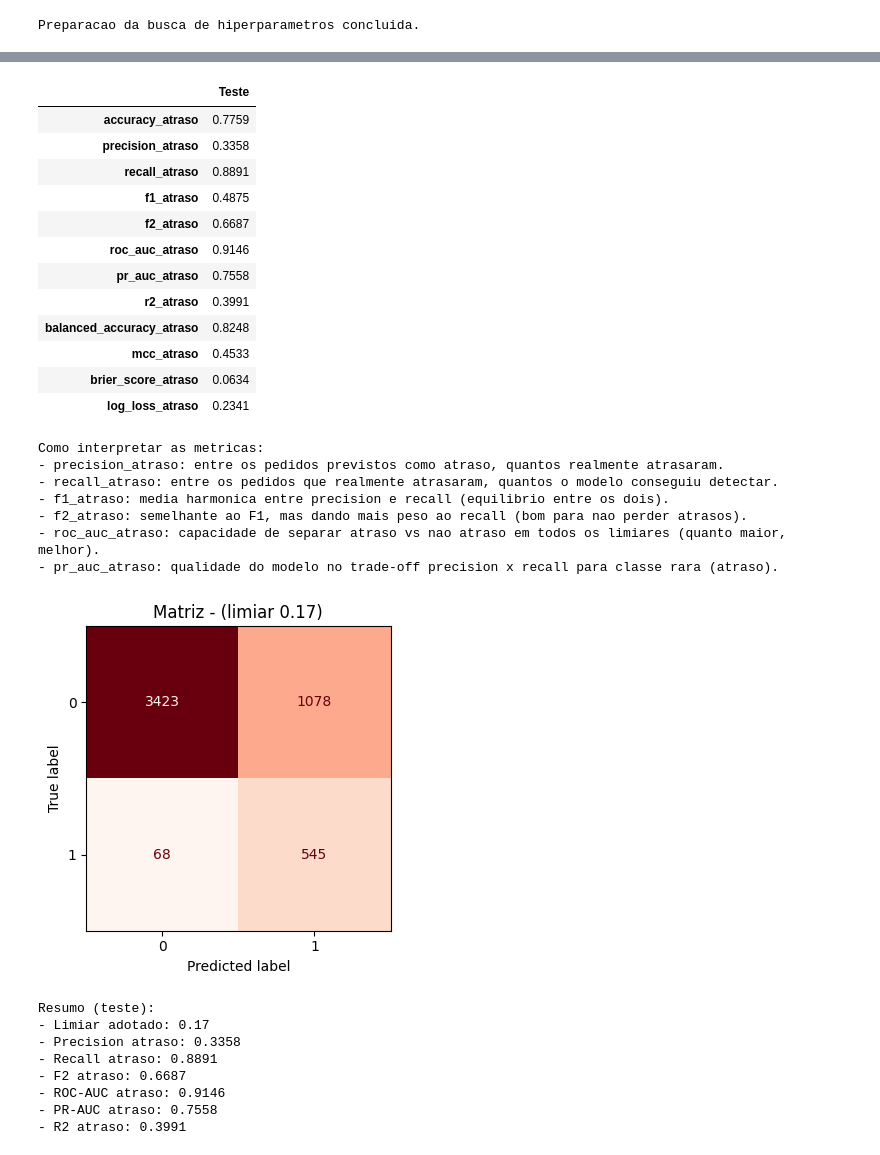
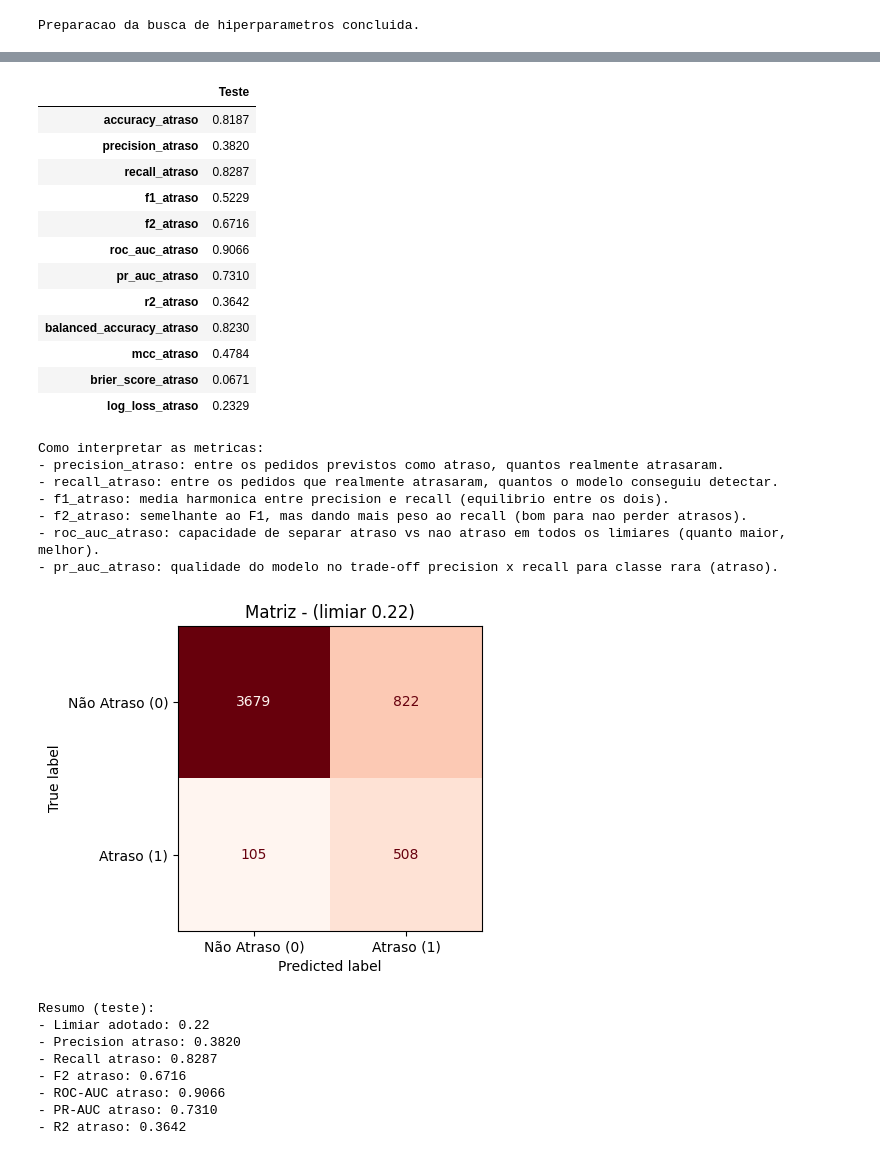
Before and after one commit to Last-Mile-Optimization/backend, a Jupyter notebook: modelo/split-temporal/XGBoost_temporal_split.ipynb, the cells around one changed output, grey strips where cells are left out. Cells and saved outputs as stored; diff of their text form; code cells hidden in the pictures.

```diff
--- a/modelo/split-temporal/XGBoost_temporal_split.ipynb
+++ b/modelo/split-temporal/XGBoost_temporal_split.ipynb
@@ -257,10 +294,10 @@ print("Preparacao da busca de hiperparametros concluida.")
 Preparacao da busca de hiperparametros concluida.
 # %%
 # Celula 4: busca de hiperparametros com Optuna + validacao cruzada.
-# Criterio de selecao: maior PR-AUC. Limiar escolhido pelo F2 com desempate por recall e precision.
+# Criterio de selecao: maior PR-AUC. Limiar escolhido pelo F1 com desempate por recall e precision.
 optuna_db_path = Path("optuna_xgb_temporal.db").resolve()
 study_storage = f"sqlite:///{optuna_db_path.as_posix()}"
-study_name = "xgb_temporal_split"
+study_name = "xgb_temporal_lastmile_v10"
 
 def objective(trial):
     params = {
@@ -319,7 +356,7 @@ def objective(trial):
 
     # Para cada conjunto de parametros, busca o melhor limiar de decisao.
     best_thr_i = 0.50
-    best_f2_i = -1.0
+    best_f1_i = -1.0
     best_recall_i = -1.0
     best_precision_i = -1.0
 
@@ -327,23 +364,23 @@ def objective(trial):
         pred_atraso = (oof_proba_atraso >= thr).astype(int)
         precision_i = precision_score(y_train_atraso, pred_atraso, zero_division=0)
         recall_i = recall_score(y_train_atraso, pred_atraso, zero_division=0)
-        f2_i = fbeta_score(y_train_atraso, pred_atraso, beta=1, zero_division=0)
+        f1_i = f1_score(y_train_atraso, pred_atraso, zero_division=0)
 
-        if (f2_i > best_f2_i) or (np.isclose(f2_i, best_f2_i) and recall_i > best_recall_i) or (
-            np.isclose(f2_i, best_f2_i) and np.isclose(recall_i, best_recall_i) and precision_i > best_precision_i
+        if (f1_i > best_f1_i) or (np.isclose(f1_i, best_f1_i) and recall_i > best_recall_i) or (
+            np.isclose(f1_i, best_f1_i) and np.isclose(recall_i, best_recall_i) and precision_i > best_precision_i
         ):
-            best_f2_i = float(f2_i)
+            best_f1_i = float(f1_i)
             best_recall_i = float(recall_i)
             best_precision_i = float(precision_i)
             best_thr_i = float(thr)
 
     trial.set_user_attr("best_threshold", best_thr_i)
     trial.set_user_attr("cv_pr_auc_atraso", pr_auc_i)
-    trial.set_user_attr("cv_f2_atraso", best_f2_i)
+    trial.set_user_attr("cv_f1_atraso", best_f1_i)
     trial.set_user_attr("cv_recall_atraso", best_recall_i)
     trial.set_user_attr("cv_precision_atraso", best_precision_i)
 
-    return pr_auc_i
+    return pr_auc_i  # Otimizar PR-AUC (Qualidade global do trade-off Precision-Recall)
 
 sampler = optuna.samplers.TPESampler(seed=study_seed)
 study = optuna.create_study(
@@ -365,7 +402,7 @@ for t in study.trials:
     tuning_rows.append({
         "candidate": t.number + 1,
         "cv_pr_auc_atraso": t.user_attrs.get("cv_pr_auc_atraso", np.nan),
-        "cv_f2_atraso": t.user_attrs.get("cv_f2_atraso", np.nan),
+        "cv_f1_atraso": t.user_attrs.get("cv_f1_atraso", np.nan),
         "cv_recall_atraso": t.user_attrs.get("cv_recall_atraso", np.nan),
         "cv_precision_atraso": t.user_attrs.get("cv_precision_atraso", np.nan),
         "best_threshold": t.user_attrs.get("best_threshold", np.nan),
@@ -373,11 +410,11 @@ for t in study.trials:
     })
 
 df_tuning = pd.DataFrame(tuning_rows).sort_values(
-    ["cv_pr_auc_atraso", "cv_f2_atraso", "cv_recall_atraso", "cv_precision_atraso"], ascending=False
+    ["cv_pr_auc_atraso", "cv_f1_atraso", "cv_recall_atraso", "cv_precision_atraso"], ascending=False
 ).reset_index(drop=True)
 
 print(f"Trials avaliados: {len(df_tuning)}")
-print("Top 8 configuracoes pela validacao cruzada (PR-AUC -> F2 -> Recall):")
+print("Top 8 configuracoes pela validacao cruzada (PR-AUC -> F1 -> Recall):")
 display(df_tuning.head(8))
 print("\nMelhores hiperparametros encontrados:")
 for key, value in best_params_v2.items():
@@ -431,11 +468,10 @@ Comando dashboard: optuna-dashboard sqlite:///C:/Users/otavi/OneDrive/Desktop/la
 # Celula 5: treino final do modelo com os melhores hiperparametros + avaliacao no teste.
 model_v2 = XGBClassifier(
     objective="binary:logistic",
-    eval_metric="aucpr",       # Correção: nome do parâmetro é eval_metric
+    eval_metric="aucpr",
     early_stopping_rounds=50,
     random_state=4242,
     n_jobs=-1,
-    # scale_pos_weight=scale_pos_weight,
     **best_params_v2,
 )
 
@@ -473,7 +509,8 @@ print("- pr_auc_atraso: qualidade do modelo no trade-off precision x recall para
 # Exibe matriz de confusao para visualizar erros da V2 no teste.
 fig, ax = plt.subplots(figsize=(5, 4))
 ConfusionMatrixDisplay.from_predictions(
-    y_test, y_pred_v2_test, cmap="Reds", ax=ax, colorbar=False
+    y_test, y_pred_v2_test, cmap="Reds", ax=ax, colorbar=False,
+    display_labels=["Não Atraso (0)", "Atraso (1)"]
 )
 ax.set_title(f"Matriz - (limiar {best_threshold_v2:.2f})")
 plt.tight_layout()
@@ -501,33 +547,33 @@ print(f"- R2 atraso: {res_v2_test['r2_atraso']:.4f}")
 Metricas no teste (foco em atraso):
 |  | Teste |
-| accuracy_atraso | 0.7759 |
-| precision_atraso | 0.3358 |
-| recall_atraso | 0.8891 |
-| f1_atraso | 0.4875 |
-| f2_atraso | 0.6687 |
-| roc_auc_atraso | 0.9146 |
-| pr_auc_atraso | 0.7558 |
-| r2_atraso | 0.3991 |
-| balanced_accuracy_atraso | 0.8248 |
-| mcc_atraso | 0.4533 |
-| brier_score_atraso | 0.0634 |
-| log_loss_atraso | 0.2341 |
+| accuracy_atraso | 0.8187 |
+| precision_atraso | 0.3820 |
+| recall_atraso | 0.8287 |
+| f1_atraso | 0.5229 |
+| f2_atraso | 0.6716 |
+| roc_auc_atraso | 0.9066 |
+| pr_auc_atraso | 0.7310 |
+| r2_atraso | 0.3642 |
+| balanced_accuracy_atraso | 0.8230 |
+| mcc_atraso | 0.4784 |
+| brier_score_atraso | 0.0671 |
+| log_loss_atraso | 0.2329 |
 Como interpretar as metricas:
 - precision_atraso: entre os pedidos previstos como atraso, quantos realmente atrasaram.
 - recall_atraso: entre os pedidos que realmente atrasaram, quantos o modelo conseguiu detectar.
 - f1_atraso: media harmonica entre precision e recall (equilibrio entre os dois).
 - f2_atraso: semelhante ao F1, mas dando mais peso ao recall (bom para nao perder atrasos).
 - roc_auc_atraso: capacidade de separar atraso vs nao atraso em todos os limiares (quanto maior, melhor).
 - pr_auc_atraso: qualidade do modelo no trade-off precision x recall para classe rara (atraso).
-[figure, old version]
+[figure, new version]
 Resumo (teste):
-- Limiar adotado: 0.17
-- Precision atraso: 0.3358
-- Recall atraso: 0.8891
-- F2 atraso: 0.6687
-- ROC-AUC atraso: 0.9146
-- PR-AUC atraso: 0.7558
-- R2 atraso: 0.3991
+- Limiar adotado: 0.22
+- Precision atraso: 0.3820
+- Recall atraso: 0.8287
+- F2 atraso: 0.6716
+- ROC-AUC atraso: 0.9066
+- PR-AUC atraso: 0.7310
+- R2 atraso: 0.3642
 # %%
 # Celula 6: tabelas de metricas de atraso (classe 1).
 print("=" * 120)
```
Also changed, not shown: parts of 9 cells of this notebook, 2 other files.
